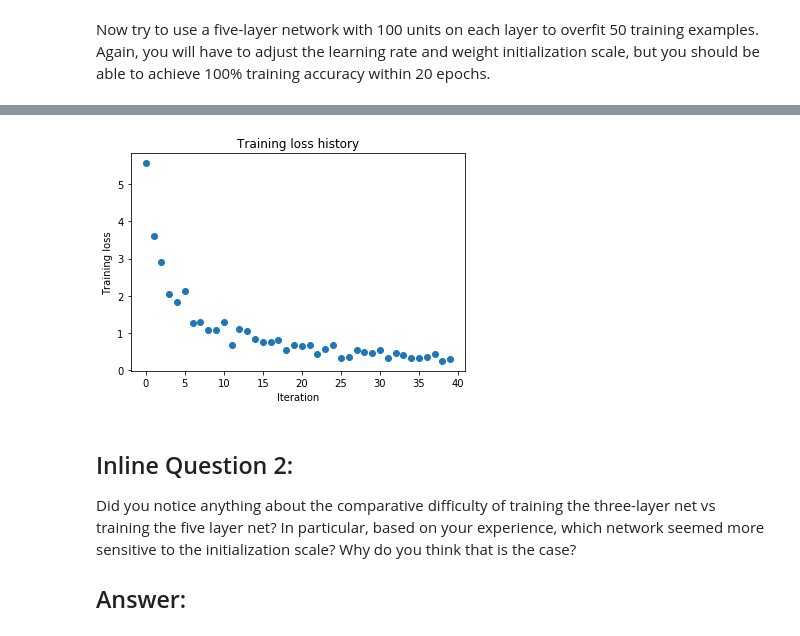
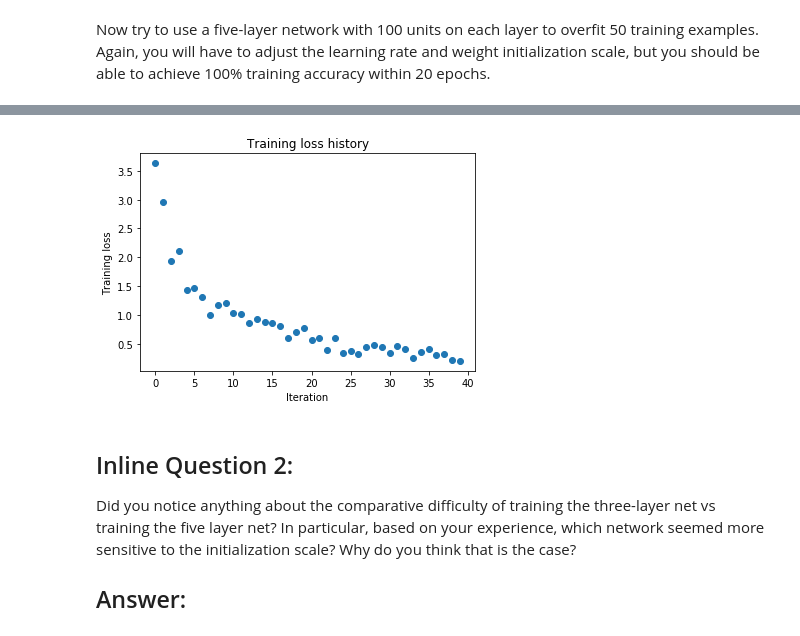
Before and after one commit to usmanr149/CS231n, a Jupyter notebook: assignment2/FullyConnectedNets.ipynb, the cells around one changed output, grey strips where cells are left out. Saved outputs shown, nothing was run; the diff lists cells and outputs as text; code cells hidden in the pictures.

```diff
--- a/assignment2/FullyConnectedNets.ipynb
+++ b/assignment2/FullyConnectedNets.ipynb
@@ -499,7 +732,7 @@ small_data = {
 
 learning_rate = 2e-3  # Experiment with this!
 weight_scale = 5e-2   # Experiment with this!
-model = FullyConnectedNet([100, 100, 100, 100],
+model = FullyConnectedNet_([100, 100, 100, 100],
                 weight_scale=weight_scale, reg=5e-6, dtype=np.float64)
 solver = Solver(model, small_data,
                 print_every=10, num_epochs=20, batch_size=25,
@@ -536,4 +769,4 @@ plt.show()
-[figure, old version]
+[figure, new version]
 # %% [markdown]
 ## Inline Question 2:
 Did you notice anything about the comparative difficulty of training the three-layer net vs training the five layer net? In particular, based on your experience, which network seemed more sensitive to the initialization scale? Why do you think that is the case?
```
Also changed, not shown: parts of 10 cells of this notebook, 1 other file.
